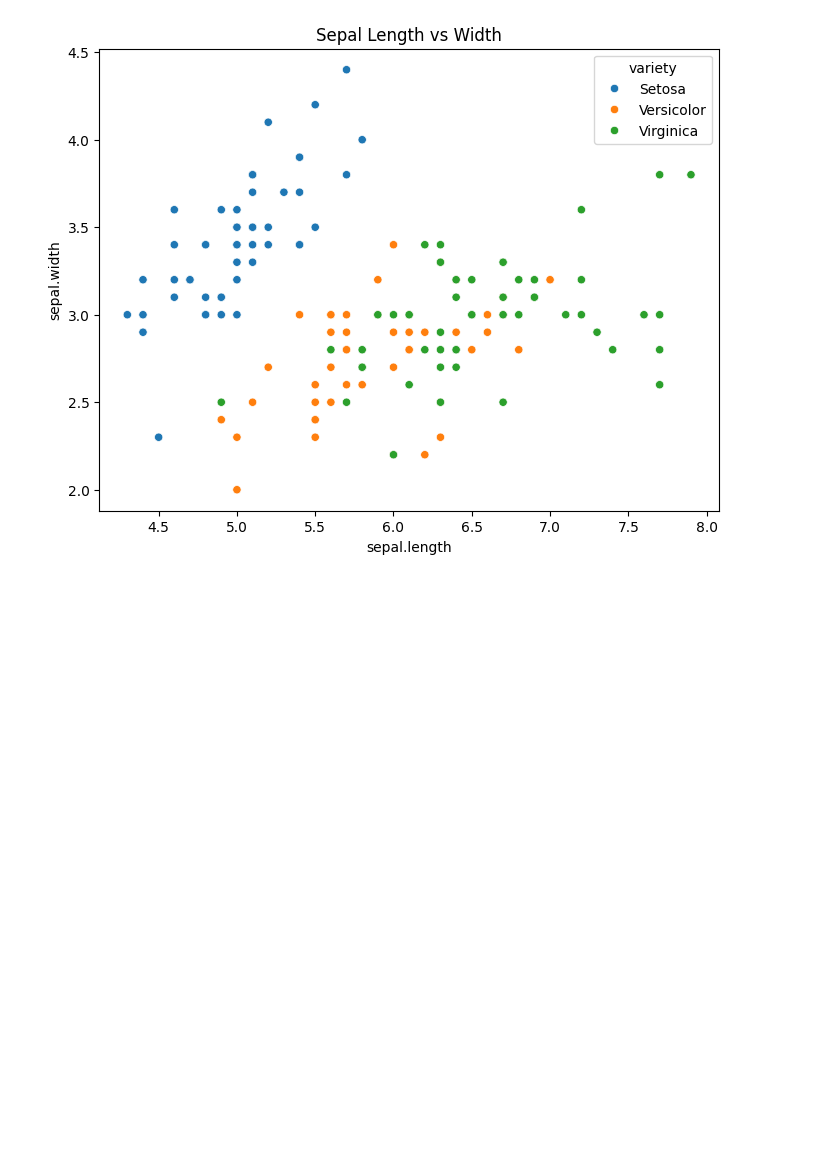
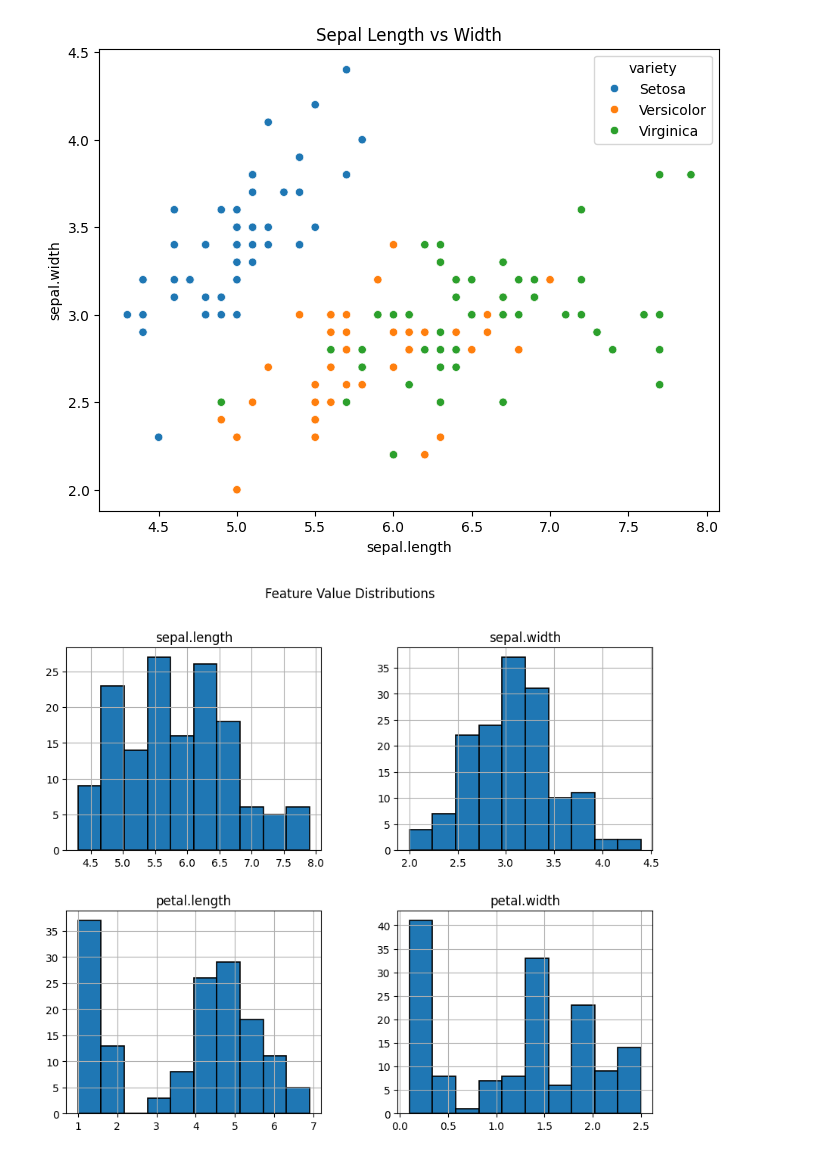
Before and after one commit to Fatima-05/Task1-Exploring-Datasets, a Jupyter notebook: Task1.ipynb, the cells around one changed output. Cells and saved outputs as stored; diff of their text form; code cells hidden in the pictures; blank space fills up the shorter version.

Commit message:
visualizing value distribution

```diff
--- a/Task1.ipynb
+++ b/Task1.ipynb
@@ -73,3 +73,10 @@ plt.title("Sepal Length vs Width")
 plt.show()
 # %% [output]
 [figure]
+# %%
+#using histogram to visualize the value distribution of different features
+df.hist(edgecolor='black', linewidth=1.2, figsize=(10, 8))
+plt.suptitle("Feature Value Distributions")
+plt.show()
+# %% [output]
+[figure, added]
```
